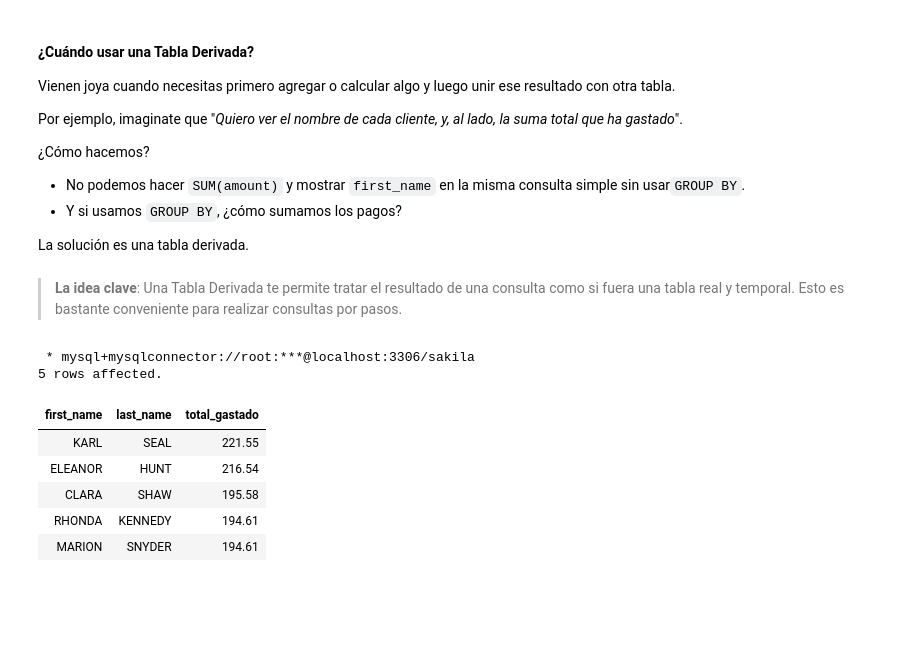
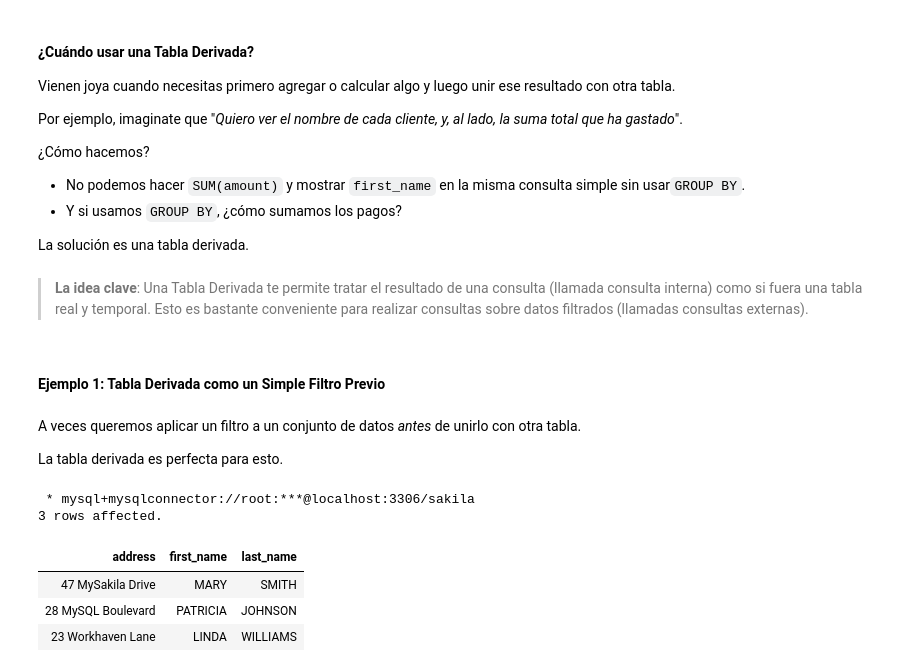
Before and after one commit to stefaema/PracticandoBBDD, a Jupyter notebook: select-study/03.combining.ipynb, the cells around one changed output. Drawn from its saved outputs; the diff is of its cells as text; code cells hidden in the pictures; blank space fills up the shorter version.

Commit message:
Enhance explanations of derived tables in SQL notebook, adding examples and clarifying concepts for better understanding.

```diff
--- a/select-study/03.combining.ipynb
+++ b/select-study/03.combining.ipynb
@@ -265,37 +265,37 @@ Por ejemplo, imaginate que "*Quiero ver el nombre de cada cliente, y, al lado, l
 La solución es una tabla derivada.
 # %% [markdown]
 >    **La idea clave**:
->Una Tabla Derivada te permite tratar el resultado de una consulta como si fuera una tabla real y temporal. Esto es bastante conveniente para realizar consultas por pasos.
+>Una Tabla Derivada te permite tratar el resultado de una consulta (llamada consulta interna) como si fuera una tabla real y temporal. Esto es bastante conveniente para realizar consultas sobre datos filtrados (llamadas consultas externas).
-# %%
-%%sql
--- Paso 1 (Subconsulta que será nuestra Tabla Derivada):
--- Crear una tabla temporal con el ID de cada cliente y su gasto total.
-
--- Paso 2 (Consulta Externa):
--- Unir la tabla 'customer' con nuestra tabla derivada usando el customer_id.
-SELECT
-    c.first_name,
-    c.last_name,
-    gastos_por_cliente.total_gastado
-FROM
-    customer AS c
-JOIN
-    (
-        SELECT customer_id, SUM(amount) AS total_gastado
-        FROM payment
-        GROUP BY customer_id
-    ) AS gastos_por_cliente -- ¡El alias es obligatorio!
-ON
-    c.customer_id = gastos_por_cliente.customer_id
-ORDER BY
-    gastos_por_cliente.total_gastado DESC
-LIMIT 5;
-# %% [output]
- * mysql+mysqlconnector://root:***@localhost:3306/sakila
-5 rows affected.
-| first_name | last_name | total_gastado |
-| KARL | SEAL | 221.55 |
-| ELEANOR | HUNT | 216.54 |
-| CLARA | SHAW | 195.58 |
-| RHONDA | KENNEDY | 194.61 |
-| MARION | SNYDER | 194.61 |
+# %% [markdown]
+#### Ejemplo 1: Tabla Derivada como un Simple Filtro Previo
+# %% [markdown]
+A veces queremos aplicar un filtro a un conjunto de datos *antes* de unirlo con otra tabla.
+
+La tabla derivada es perfecta para esto.
+# %%
+%%sql
+-- Objetivo: Obtener la dirección completa de los clientes que están en la tienda 1.
+
+SELECT
+    a.address,
+    clientes_tienda_1.first_name,
+    clientes_tienda_1.last_name
+FROM
+    address AS a
+JOIN
+    -- Tabla Derivada: Creamos una tabla temporal que contiene solo los clientes de la tienda 1.
+    (
+        SELECT customer_id, first_name, last_name
+        FROM customer
+        WHERE store_id = 1
+    ) AS clientes_tienda_1 -- El alias es obligatorio.
+ON
+    a.address_id = clientes_tienda_1.customer_id
+LIMIT 3;
+# %% [output]
+ * mysql+mysqlconnector://root:***@localhost:3306/sakila
+3 rows affected.
+| address | first_name | last_name |
+| 47 MySakila Drive | MARY | SMITH |
+| 28 MySQL Boulevard | PATRICIA | JOHNSON |
+| 23 Workhaven Lane | LINDA | WILLIAMS |
```
Also changed, not shown: parts of 17 cells of this notebook.
